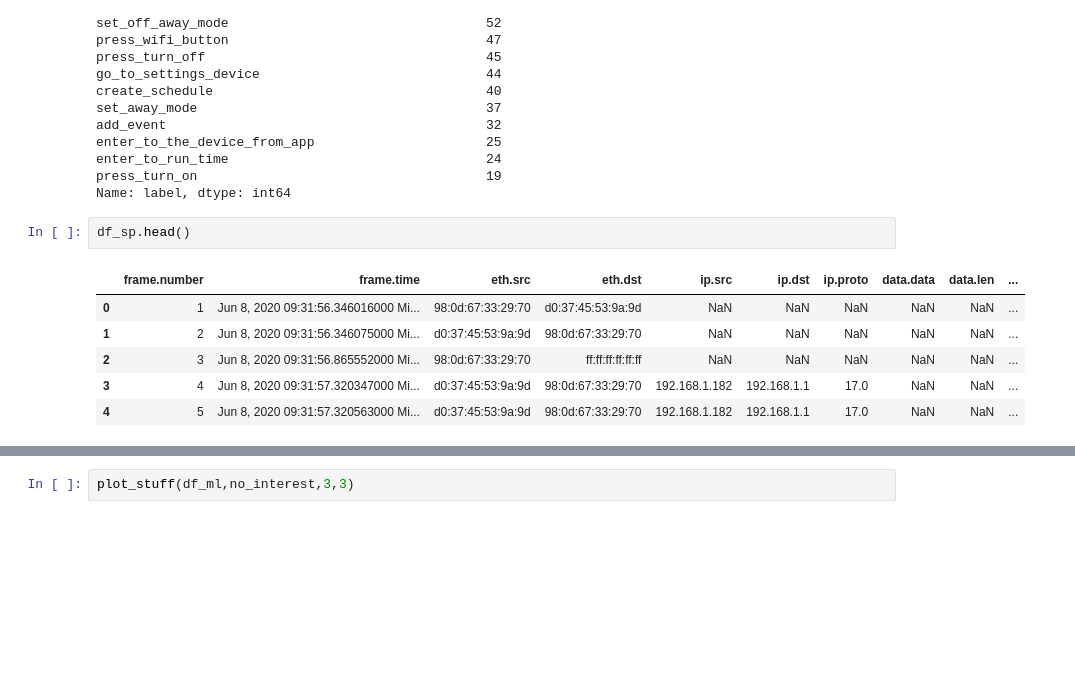
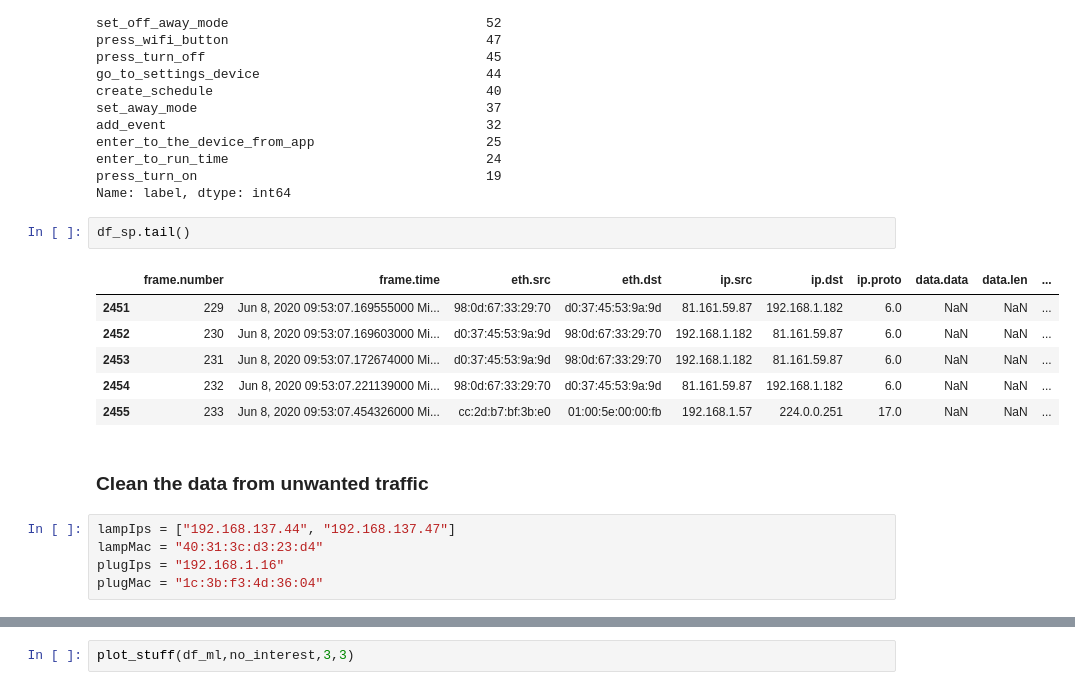
Before and after one commit to francolmenar-UT/Security-Services-for-IoT, a Jupyter notebook: Final-Project/Traffic Analysis.ipynb, the cells around one changed output, grey strips where cells are left out. Cells and saved outputs as stored; diff of their text form; blank space fills up the shorter version.

```diff
--- a/Final-Project/Traffic Analysis.ipynb
+++ b/Final-Project/Traffic Analysis.ipynb
@@ -131,11 +150,18 @@ enter_to_run_time                                 24
 press_turn_on                                     19
 Name: label, dtype: int64
 # %%
-df_sp.head()
+df_sp.tail()
 # %% [output]
 |  | frame.number | frame.time | eth.src | eth.dst | ip.src | ip.dst | ip.proto | data.data | data.len | ... |
-| 0 | 1 | Jun 8, 2020 09:31:56.346016000 Mi... | 98:0d:67:33:29:70 | d0:37:45:53:9a:9d | NaN | NaN | NaN | NaN | NaN | ... |
-| 1 | 2 | Jun 8, 2020 09:31:56.346075000 Mi... | d0:37:45:53:9a:9d | 98:0d:67:33:29:70 | NaN | NaN | NaN | NaN | NaN | ... |
-| 2 | 3 | Jun 8, 2020 09:31:56.865552000 Mi... | 98:0d:67:33:29:70 | ff:ff:ff:ff:ff:ff | NaN | NaN | NaN | NaN | NaN | ... |
-| 3 | 4 | Jun 8, 2020 09:31:57.320347000 Mi... | d0:37:45:53:9a:9d | 98:0d:67:33:29:70 | 192.168.1.182 | 192.168.1.1 | 17.0 | NaN | NaN | ... |
-| 4 | 5 | Jun 8, 2020 09:31:57.320563000 Mi... | d0:37:45:53:9a:9d | 98:0d:67:33:29:70 | 192.168.1.182 | 192.168.1.1 | 17.0 | NaN | NaN | ... |
+| 2451 | 229 | Jun 8, 2020 09:53:07.169555000 Mi... | 98:0d:67:33:29:70 | d0:37:45:53:9a:9d | 81.161.59.87 | 192.168.1.182 | 6.0 | NaN | NaN | ... |
+| 2452 | 230 | Jun 8, 2020 09:53:07.169603000 Mi... | d0:37:45:53:9a:9d | 98:0d:67:33:29:70 | 192.168.1.182 | 81.161.59.87 | 6.0 | NaN | NaN | ... |
+| 2453 | 231 | Jun 8, 2020 09:53:07.172674000 Mi... | d0:37:45:53:9a:9d | 98:0d:67:33:29:70 | 192.168.1.182 | 81.161.59.87 | 6.0 | NaN | NaN | ... |
+| 2454 | 232 | Jun 8, 2020 09:53:07.221139000 Mi... | 98:0d:67:33:29:70 | d0:37:45:53:9a:9d | 81.161.59.87 | 192.168.1.182 | 6.0 | NaN | NaN | ... |
+| 2455 | 233 | Jun 8, 2020 09:53:07.454326000 Mi... | cc:2d:b7:bf:3b:e0 | 01:00:5e:00:00:fb | 192.168.1.57 | 224.0.0.251 | 17.0 | NaN | NaN | ... |
+# %% [markdown]
+### Clean the data from unwanted traffic
+# %%
+lampIps = ["192.168.137.44", "192.168.137.47"]
+lampMac = "40:31:3c:d3:23:d4"
+plugIps = "192.168.1.16"
+plugMac = "1c:3b:f3:4d:36:04"
```
Also changed, not shown: parts of 12 cells of this notebook, 1 other file.
